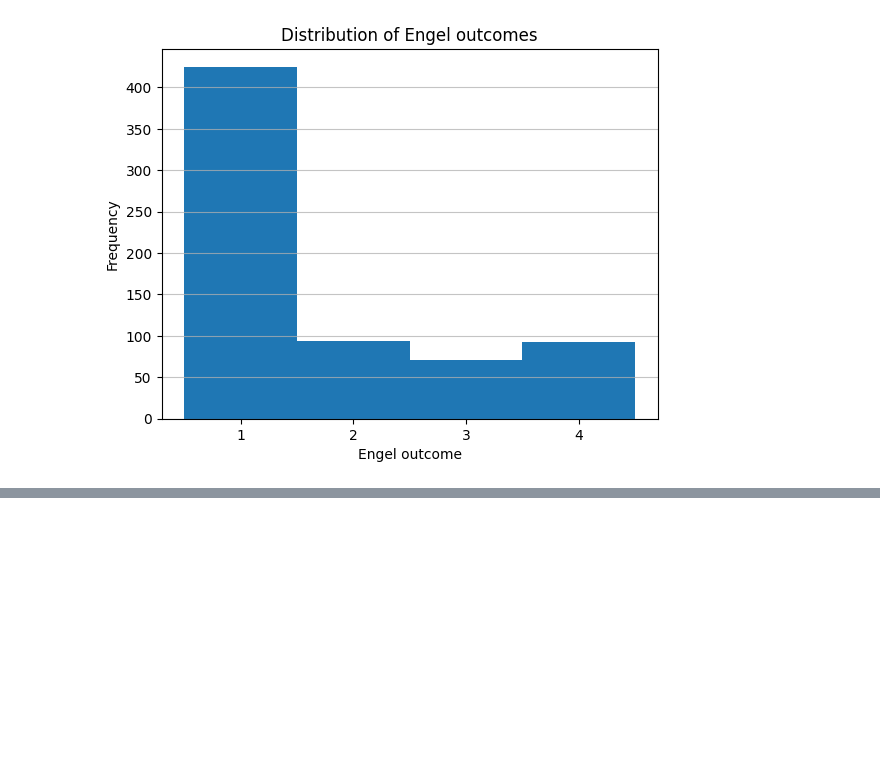
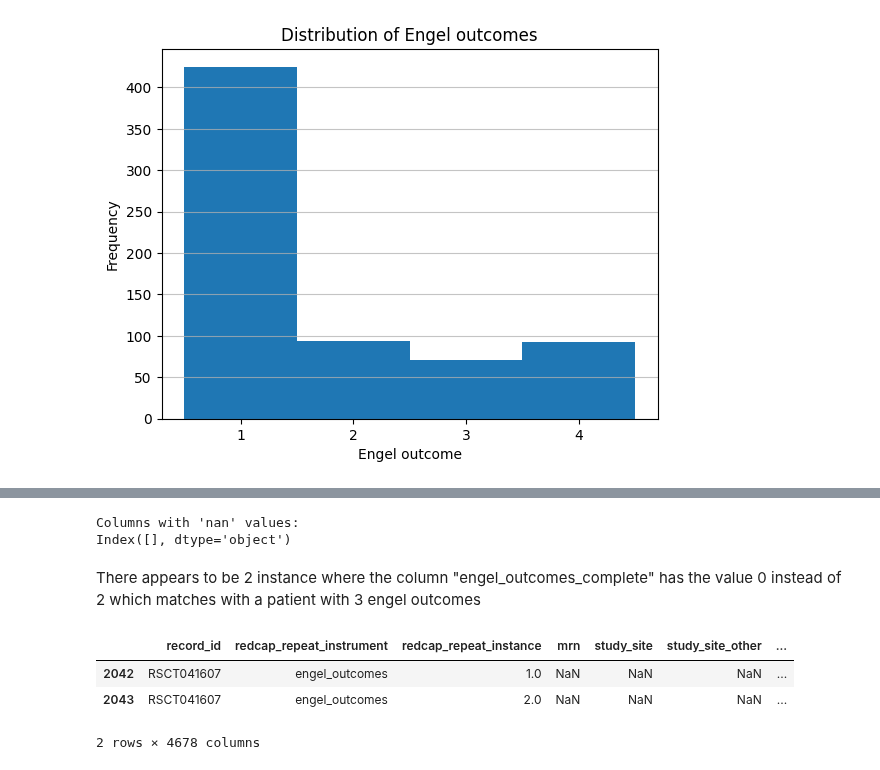
Before and after one commit to AmauryPelzer/Engel-outcome-prediction, a Jupyter notebook: notebooks/1. preprocessing/preprocessing.ipynb, the cells around one changed output, grey strips where cells are left out. Drawn from its saved outputs; the diff is of its cells as text; code cells hidden in the pictures; blank space fills up the shorter version.

```diff
--- a/notebooks/1. preprocessing/preprocessing.ipynb
+++ b/notebooks/1. preprocessing/preprocessing.ipynb
@@ -106,0 +176,18 @@ plt.show()
+# %%
+# Check for a value in the df
+nan_string_check = (df == "nan").any()
+print("Columns with '...' values:")
+print(nan_string_check[nan_string_check].index)
+# %% [output]
+Columns with 'nan' values:
+Index([], dtype='object')
+# %% [markdown]
+There appears to be 2 instance where the column "engel_outcomes_complete" has the value 0 instead of 2 which matches with a patient with 3 engel outcomes
+# %%
+df_engel["engel_outcomes_complete"].unique()
+df_engel[df_engel["engel_outcomes_complete"]==0]
+# %% [output]
+|  | record_id | redcap_repeat_instrument | redcap_repeat_instance | mrn | study_site | study_site_other | ... |
+| 2042 | RSCT041607 | engel_outcomes | 1.0 | NaN | NaN | NaN | ... |
+| 2043 | RSCT041607 | engel_outcomes | 2.0 | NaN | NaN | NaN | ... |
+2 rows × 4678 columns
```
Also changed, not shown: parts of 15 cells of this notebook, 1 other file.
